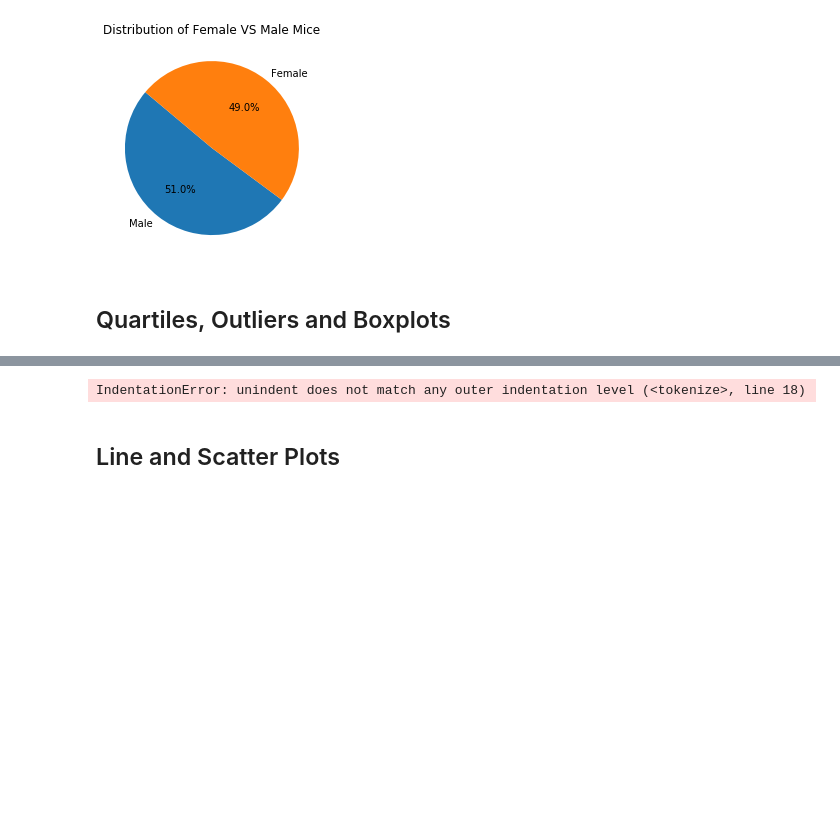
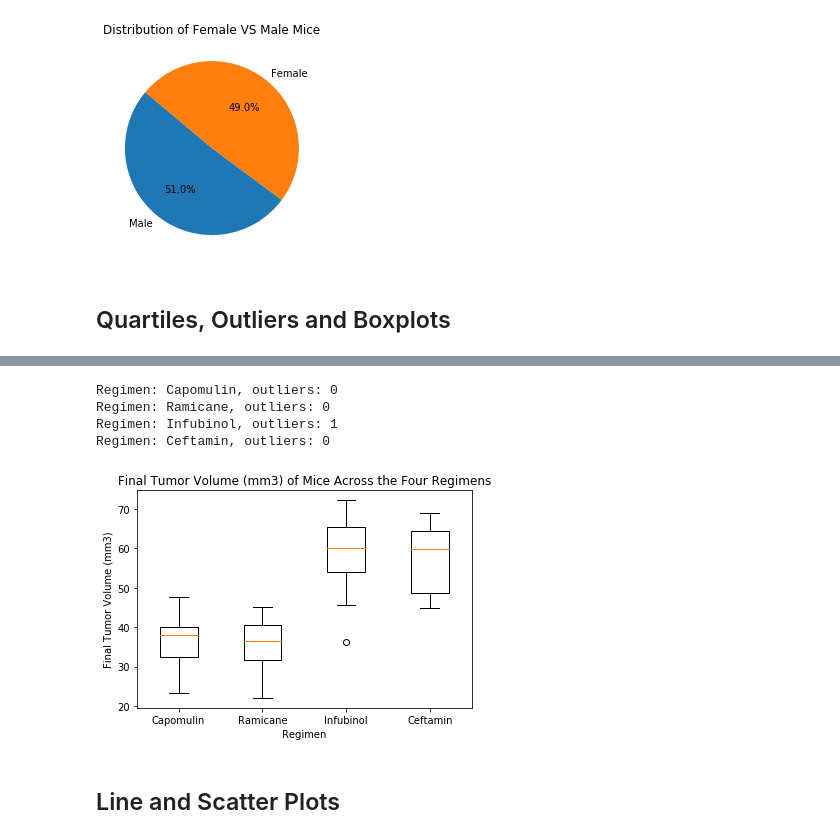
Before and after one commit to ckunakom/matplotlib-challenge, a Jupyter notebook: Pymaceuticals analysis.ipynb, the cells around one changed output, grey strips where cells are left out. Drawn from its saved outputs; the diff is of its cells as text; code cells hidden in the pictures; blank space fills up the shorter version.

```diff
--- a/Pymaceuticals analysis.ipynb
+++ b/Pymaceuticals analysis.ipynb
@@ -258,50 +224,49 @@ newmerge
 # %%
 # Put the four drug regimens into a list that can be iterated over in a for-loop
 # (and later used for plot labels)
-druglist = ['Capomulin', 'Ramicane', 'Infubinol', 'Ceftamin']
+
 
 # Create empty list to fill with tumor vol data (for plotting)
-tumorvol_drug = []
+tumorVol_drug = []
 
-for drug in druglist:
-    tumorvol_drug.append.......
 
 # Calculate the IQR and quantitatively determine if there are any potential outliers.
+for drug in drugNames:
 
     # Locate the rows which contain mice on each drug and get the tumor volumes
-                        newdf = df.loc[df[['Drug Regimen'] == 'Capomulin') |
-                                     (cleanresearch_df??['Drug Regimen'] == 'Ramicane') |
-                                     (cleanresearch_df??['Drug Regimen'] == 'Infubinol') |
-                                     (cleanresearch_df??['Drug Regimen'] == 'Ceftamin')]
-
+    drugtumorvolume = timepoint_regimen_df.loc[timepoint_regimen_df['Drug Regimen'] == drug, 'Tumor Volume (mm3)']
 
     # add subset
-   newerdf = newdf.groupby('Drug Regimen')['Tumor Volume (mm3)'].sum()
-### I will probably have to append the result of this newerdf into my tumorvol_fourdrug?
+    tumorVol_drug.append(drugtumorvolume)
 
     # Determine outliers using upper and lower bounds
-quartiles = newerdf.quantile([.25,.5,.75])
+    quartiles = drugtumorvolume.quantile([.25,.5,.75])
 
-lowerq = quartiles[0.25]
-upperq = quartiles[0.75]
+    lowerq = quartiles[0.25]
+    upperq = quartiles[0.75]
 
-iqr = upperq-lowerq
+    iqr = upperq-lowerq
 
-lower_bound = lowerq - (1.5*iqr)
-upper_bound = upperq + (1.5*iqr)
+    lower_bound = lowerq - (1.5*iqr)
+    upper_bound = upperq + (1.5*iqr)
 
-print(f"Values below {lower_bound} and above {upper_bound} could be outliers.")
+    outliers = drugtumorvolume.loc[(drugtumorvolume < lower_bound) | (drugtumorvolume > upper_bound)]
+
+    print(f"Regimen: {drug}, outliers: {len(outliers)}")
 # %% [output]
-IndentationError: unindent does not match any outer indentation level (<tokenize>, line 18)
+Regimen: Capomulin, outliers: 0
+Regimen: Ramicane, outliers: 0
+Regimen: Infubinol, outliers: 1
+Regimen: Ceftamin, outliers: 0
 # %%
 # Generate a box plot of the final tumor volume of each mouse across four regimens of interest
-#need some sort of final tumor volume data =
-finalvolmice =
-fig1, ax1 = plt.subplots()
-ax1.set_title('Final Tumor Volume (mm3) of Each Mouse Across the Four Regimens')
-ax1.set_ylabel('Final Tumor Volume (mm3)')
-ax1.boxplot(finalvolmice)
+plt.boxplot(tumorVol_drug, labels=drugNames);
+plt.title('Final Tumor Volume (mm3) of Mice Across the Four Regimens')
+plt.ylabel('Final Tumor Volume (mm3)')
+plt.xlabel('Regimen')
 plt.show()
+# %% [output]
+[figure, added]
 # %% [markdown]
 ## Line and Scatter Plots
 # %%
```
Also changed, not shown: parts of 9 cells of this notebook.
